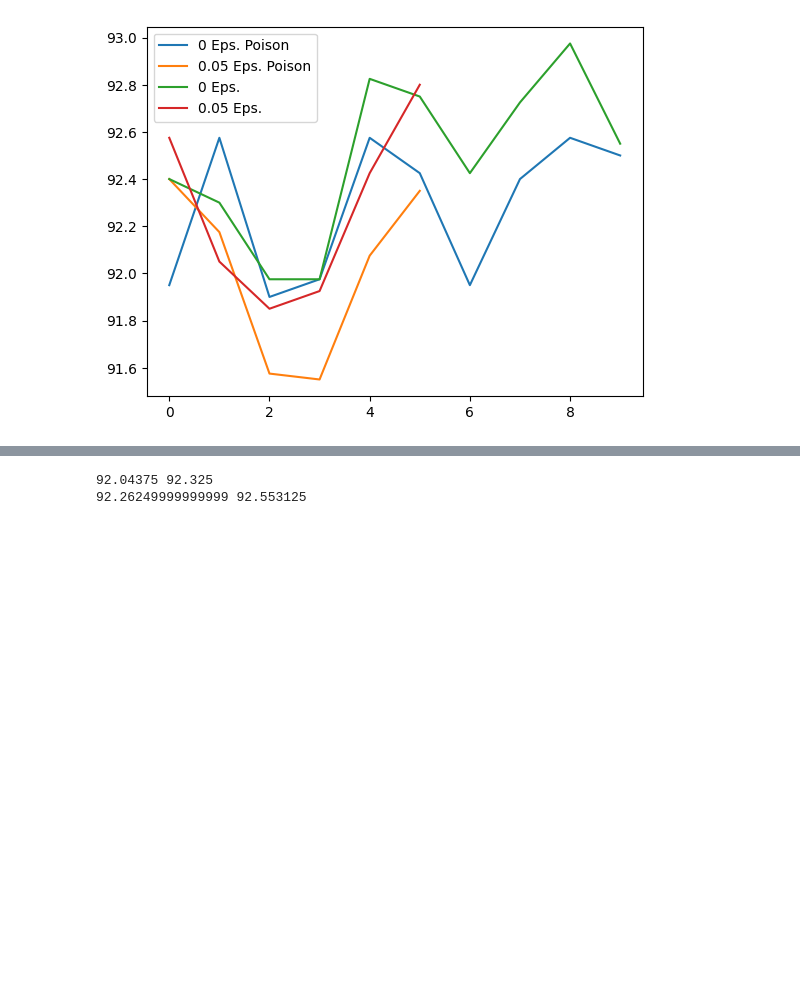
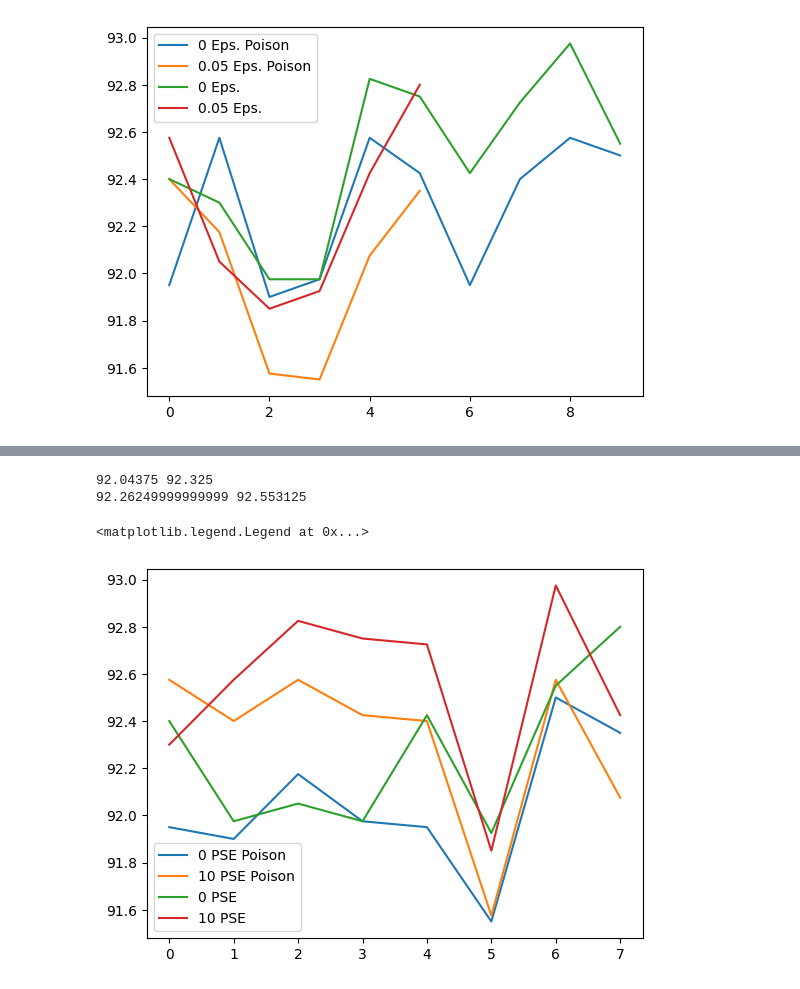
Before and after one commit to awesomealex1/minf2, a Jupyter notebook: hp_exploration.ipynb, the cells around one changed output, grey strips where cells are left out. Saved outputs shown, nothing was run; the diff lists cells and outputs as text; code cells hidden in the pictures; blank space fills up the shorter version.

```diff
--- a/hp_exploration.ipynb
+++ b/hp_exploration.ipynb
@@ -166,15 +168,23 @@ plt.legend()
 # %%
 pse0 = [runs[run] for run in runs if runs[run]["poison_start_epoch"] == 0]
 pse10 = [runs[run] for run in runs if runs[run]["poison_start_epoch"] == 10]
 
 pse0_highest_val_p = [run["highest_val_p"] for run in pse0]
 pse10_highest_val_p = [run["highest_val_p"] for run in pse10]
 
 pse0_highest_val = [run["highest_val"] for run in pse0]
 pse10_highest_val = [run["highest_val"] for run in pse10]
 
 print(np.mean(pse0_highest_val_p), np.mean(pse10_highest_val_p))
 print(np.mean(pse0_highest_val), np.mean(pse10_highest_val))
+
+plt.plot(pse0_highest_val_p, label="0 PSE Poison")
+plt.plot(pse10_highest_val_p, label="10 PSE Poison")
+plt.plot(pse0_highest_val, label="0 PSE")
+plt.plot(pse10_highest_val, label="10 PSE")
+plt.legend()
 # %% [output]
 92.04375 92.325
 92.26249999999999 92.553125
+<matplotlib.legend.Legend at 0x...>
+[figure, added]
```
Also changed, not shown: parts of 1 cell of this notebook, 6 other files.
